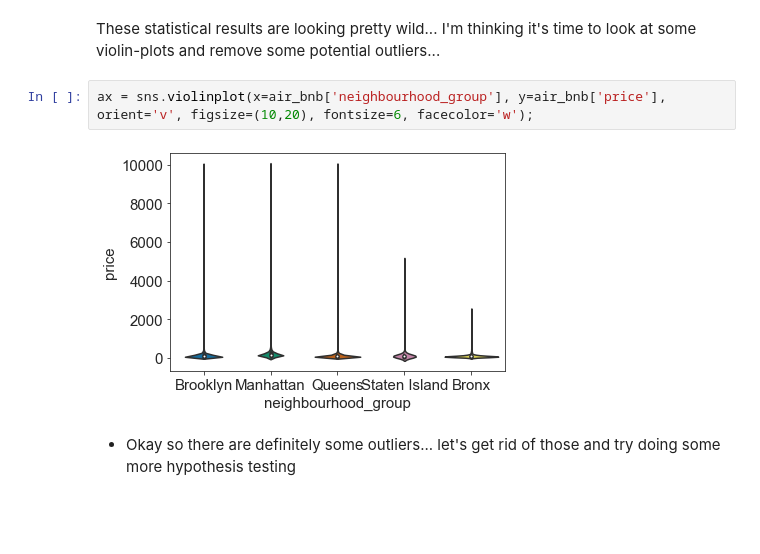
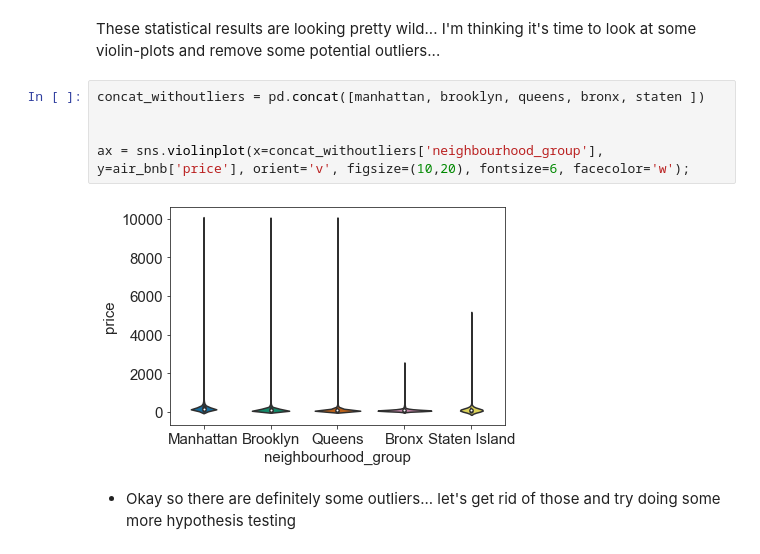
Before and after one commit to Daron-Marino/airbnb-EDA, a Jupyter notebook: src/airbnb-captstone-1.ipynb, the cells around one changed output. Saved outputs shown, nothing was run; the diff lists cells and outputs as text; blank space fills up the shorter version.

```diff
--- a/src/airbnb-captstone-1.ipynb
+++ b/src/airbnb-captstone-1.ipynb
@@ -435,9 +435,12 @@ This is far below our alpha of 0.05
 # %% [markdown]
 These statistical results are looking pretty wild... I'm thinking it's time to look at some violin-plots and remove some potential outliers...
 # %%
-ax = sns.violinplot(x=air_bnb['neighbourhood_group'], y=air_bnb['price'], orient='v', figsize=(10,20), fontsize=6, facecolor='w');
+concat_withoutliers = pd.concat([manhattan, brooklyn, queens, bronx, staten ])
+
+
+ax = sns.violinplot(x=concat_withoutliers['neighbourhood_group'], y=air_bnb['price'], orient='v', figsize=(10,20), fontsize=6, facecolor='w');
 # %% [output]
-[figure, old version]
+[figure, new version]
 # %% [markdown]
 * Okay so there are definitely some outliers... let's get rid of those and try doing some more hypothesis testing
 # %%
```
Also changed, not shown: parts of 2 cells of this notebook, 10 other files.
